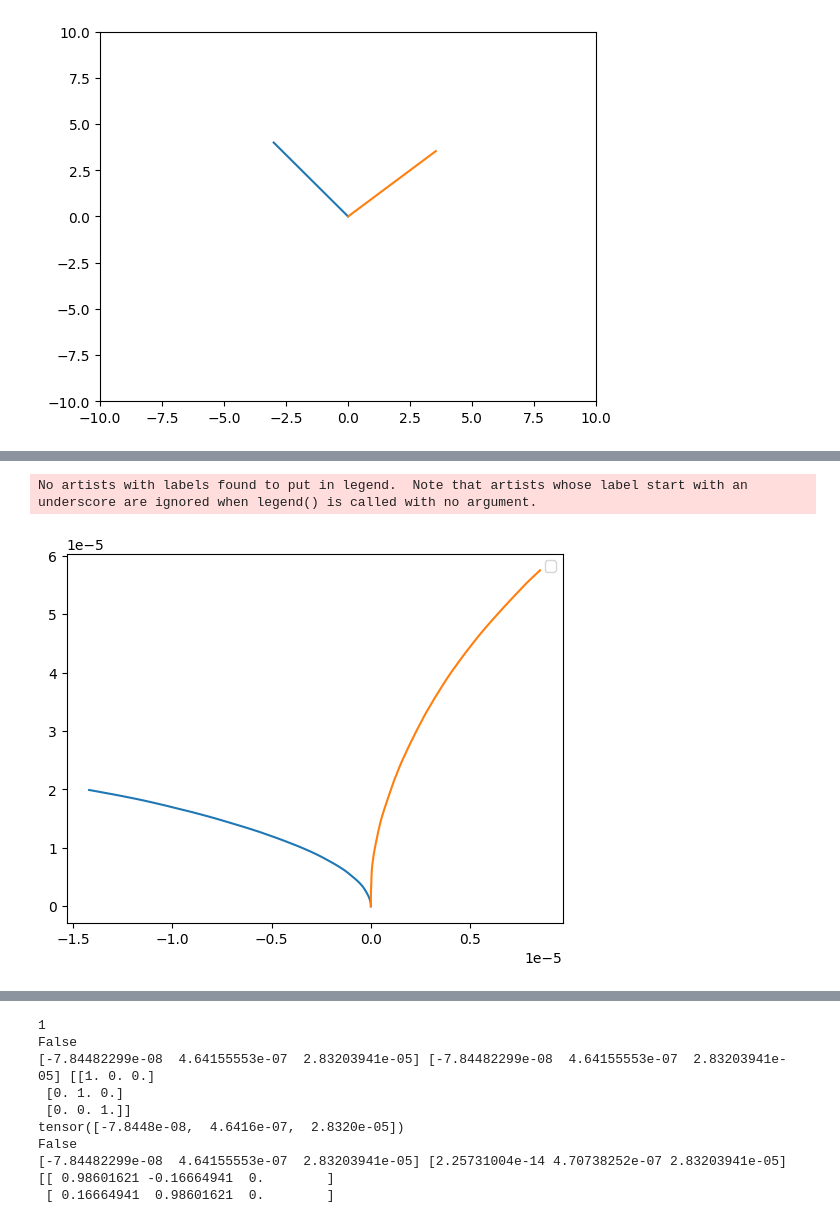
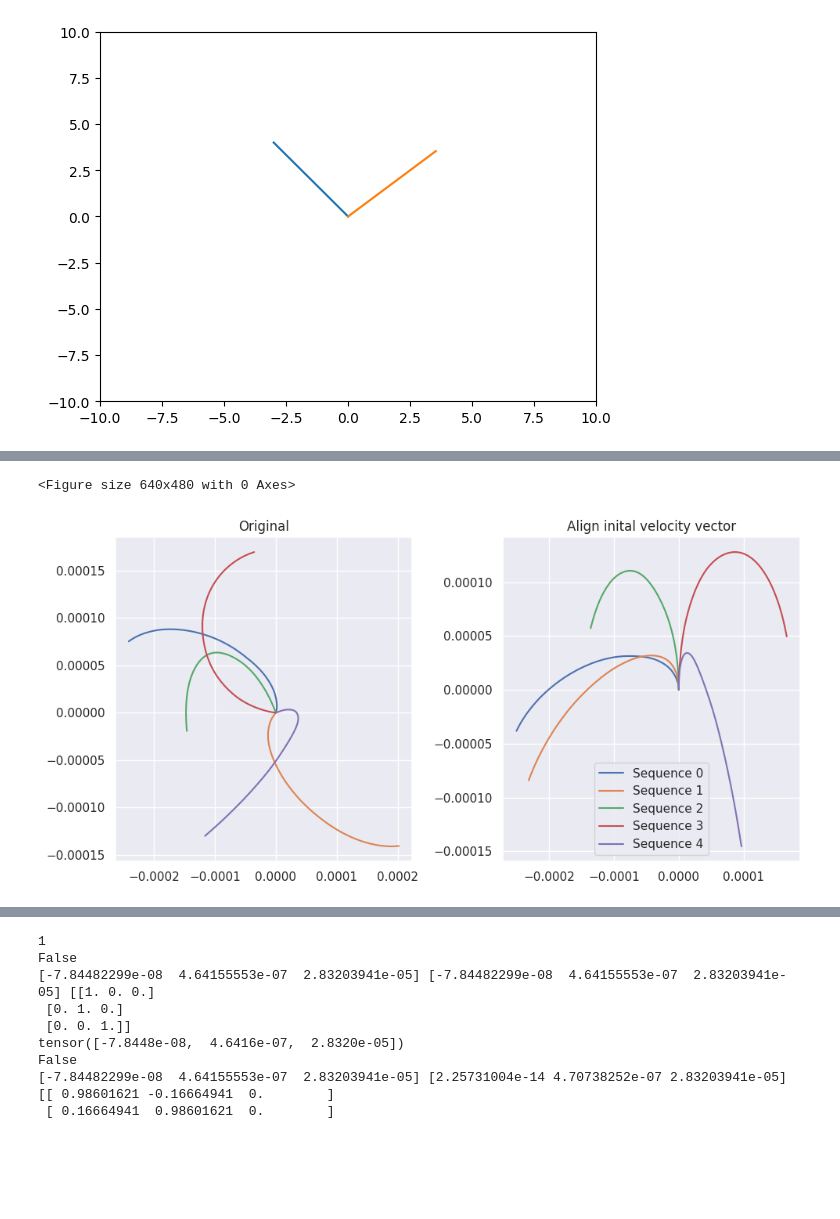
Before and after one commit to tteulings/thesis, a Jupyter notebook: analyze_bubbles.ipynb, the cells around one changed output, grey strips where cells are left out. Drawn from its saved outputs; the diff is of its cells as text; code cells hidden in the pictures; blank space fills up the shorter version.

```diff
--- a/analyze_bubbles.ipynb
+++ b/analyze_bubbles.ipynb
@@ -158,9 +158,11 @@ def get_bubble_info(bubble_sequence):
     targets = np.array([bubble.center_target for bubble in bubble_sequence])
 
     bubble_velocities = np.array([(bubble - positions[i-1]) for i, bubble in enumerate(positions) if i > 0])
-    print(velocities[:10])
-    print(targets[:10])
+
     # print(bubble_velocities)
+    rotation_matrix = np.array([[np.cos(-np.pi/4), -np.sin(-np.pi/4), 0],
+                                [np.sin(-np.pi/4), np.cos(-np.pi/4), 0],
+                                [0,0,1]])
     rotation_matrix = rotation_matrix_to_y_axis(bubble_velocities[0])
 
     # print(rotation_matrix)
@@ -172,6 +174,7 @@ def get_bubble_info(bubble_sequence):
     # print( np.dot(bubble_velocities,rotation_matrix.T)[:10])
     rotated_all_velocities = []
 
+
     # print(bubble_velocities)
     avg_velocities = []
 
@@ -182,11 +185,11 @@ def get_bubble_info(bubble_sequence):
             # print(np.mean(bubble_velocities[:i],axis=0))
             # print(bubble_velocities[:i])
             # print(bubble_velocity)
-            # rotated_all_velocities.append(rotate_by_step(np.mean(bubble_velocities[max(0, i-20):i],axis=0), bubble_velocity) )
+            rotated_all_velocities.append(rotate_by_step(np.mean(bubble_velocities[max(0, i-5):i],axis=0), bubble_velocity) )
 
             # rotation_matrix = rotation_matrix_to_y_axis(np.mean(targets[max(0, i-20):i],axis=0))
 
-            rotated_all_velocities.append( rotation_matrix@bubble_velocity )
+            # rotated_all_velocities.append( rotation_matrix@bubble_velocity )
 
             # rotated_all_velocities.append(rotate_by_step((positions[i] - positions[max(0, i-1)]), bubble_velocity) )
             avg_velocities.append((positions[i] - positions[max(0, i-1)]))
@@ -210,7 +213,7 @@ executor = get_reusable_executor(max_workers=1, timeout=2)
 
 sequence_n = [ 2,3,4,5,6]
 
-sequence_n = [2, 5]
+# sequence_n = [2]
 
 for bubble_n in sequence_n:
     print(bubble_n)
@@ -226,7 +229,7 @@ for bubble_n in sequence_n:
         bubble_n,
         remesh_velocity=True,
         target_acceleration=False,
-        # center_prediction=True
+        center_prediction=True
         )
 
         # rotation_matrix = rotation_matrix_to_y_axis(np.mean([dataset[i].center_velocity for i in range(1)], axis=0))
@@ -244,7 +247,7 @@ for bubble_n in sequence_n:
         # return np.array(sequence)
         # print(end_id)
 
-        return get_bubble_info(np.array([dataset[bubble_id] for bubble_id in range(0, 100)]))
+        return get_bubble_info(np.array([dataset[bubble_id] for bubble_id in range(0, 500)]))
     # bubble_sequence =
     # %memit
     print('test')
@@ -260,32 +293,45 @@ AttributeError: 'Bubble' object has no attribute 'rotation_matrix'
 # %%
-
+import seaborn as sns
 %matplotlib inline
 plt.figure()
 
-for sequence, rotated, rotated_all, pos, rot_pos, avg_vel in bubble_sequences:
+sns.set_theme()
+
+f, ax = plt.subplots(1, 2)
+f.set_figheight(5)
+f.set_figwidth(10)
+# plt.xlabel(r'$x$')
+# plt.ylabel(r'$y$')
+for i, (sequence, rotated, rotated_all, pos, rot_pos, avg_vel) in enumerate(bubble_sequences):
     # # print(pos)
-    # plt.plot(pos[:,0]-pos[0, 0], pos[:, 1]-pos[0, 1])
+    ax[0].plot(pos[:,0]-pos[0, 0], pos[:, 1]-pos[0, 1], label=f'Sequence {i}')
     # # print(pos)
     # # print(pos, rot_pos)
-    plt.plot(rot_pos[:,0]-rot_pos[0, 0], rot_pos[:, 1]-rot_pos[0, 1])
+    ax[1].plot(rot_pos[:,0]-rot_pos[0, 0], rot_pos[:, 1]-rot_pos[0, 1], label=f'Sequence {i}')
     # print(rotated_all[:, 0])
     # print(pos)
     # plt.plot(avg_vel[:, 0])
     # plt.plot(seq
     # uence[:, 0])
     # plt.plot(rotated[:, 0])
     # plt.plot(rotated[:, 0])
 
     # plt.plot(rotated[:,0])
 
     # plt.scatter(sequence[0,0], sequence[0,1], label='og')
     # plt.scatter(rotated[0,0], rotated[0,1], label='rot')
 
+
+# plt.xlim(-0.0005, 0.0002)
+
+# plt.ylim(-0.0002, 0.0005)
+ax[0].set_title('Original')
+ax[1].set_title('Align inital velocity vector')
+
+plt.tight_layout()
 plt.legend()
 plt.show()
 # plt.ylim(-1*10**-6, 1*10**-6)
-
-# plt.xlim(-1*10**-6, 1*10**-6)
 # %% [output]
-No artists with labels found to put in legend.  Note that artists whose label start with an underscore are ignored when legend() is called with no argument.
+<Figure size 640x480 with 0 Axes>
-[figure, old version]
+[figure, new version]
```
Also changed, not shown: parts of 4 cells of this notebook, 17 other files.
